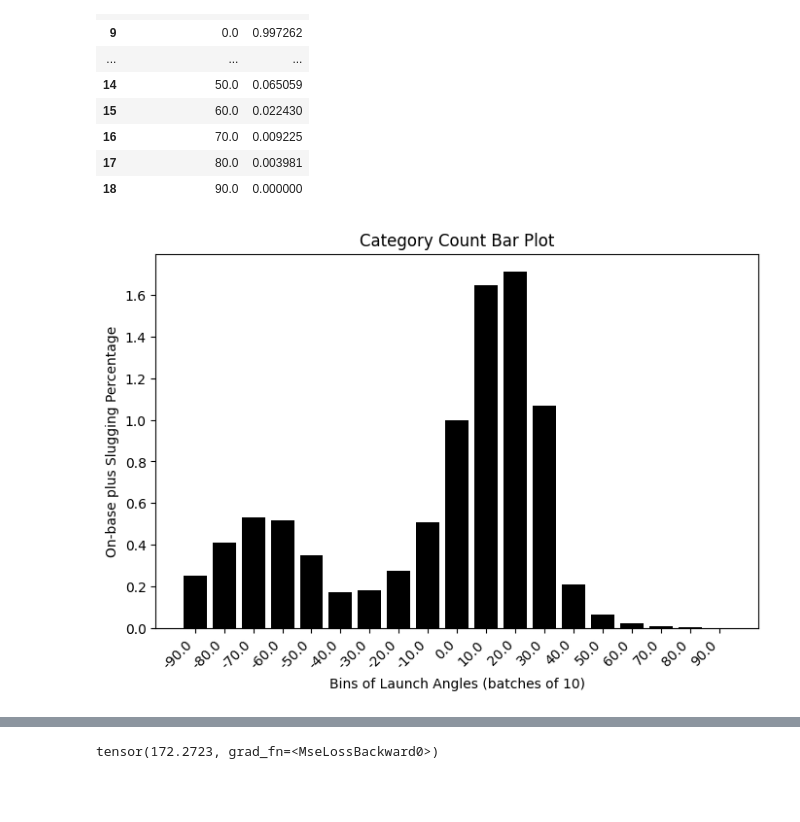
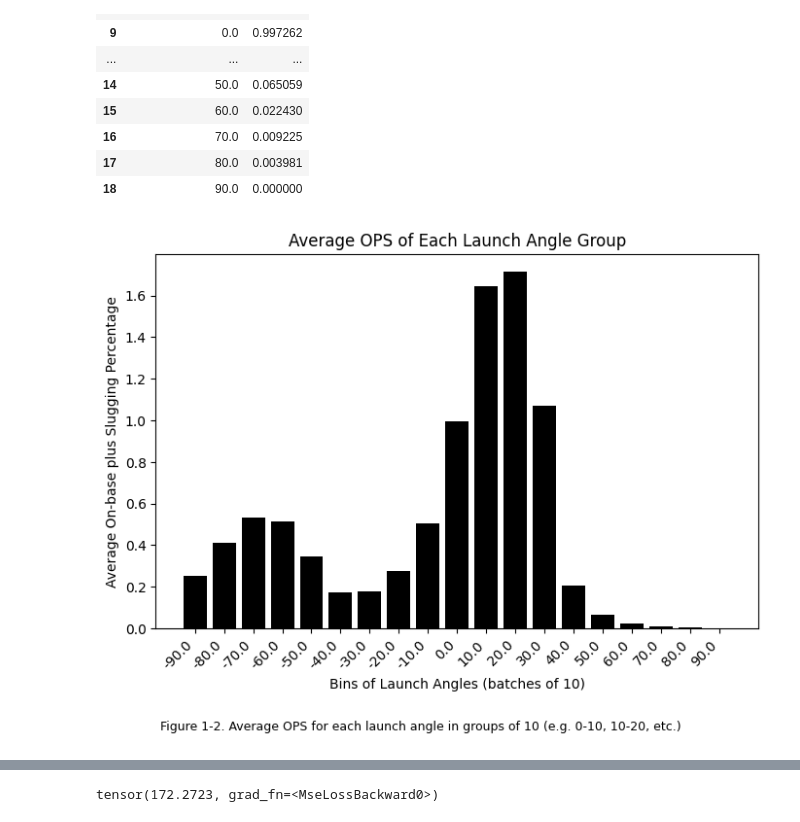
Before and after one commit to gabrielriedel/Analysis-Projects, a Jupyter notebook: Week 9/analysis9.ipynb, the cells around one changed output, grey strips where cells are left out. Saved outputs shown, nothing was run; the diff lists cells and outputs as text; code cells hidden in the pictures; blank space fills up the shorter version.

```diff
--- a/Week 9/analysis9.ipynb
+++ b/Week 9/analysis9.ipynb
@@ -249,13 +196,15 @@ df4
 # %%
 plt.figure(figsize=(8, 5))
 plt.bar(df4['launch_angle_bins'], df4['ops'], color='black')
 
 plt.xlabel('Bins of Launch Angles (batches of 10)')
-plt.ylabel('On-base plus Slugging Percentage')
-plt.title('Category Count Bar Plot')
+plt.ylabel('Average On-base plus Slugging Percentage')
+plt.title('Average OPS of Each Launch Angle Group')
+plt.figtext(0.8, -0.1, "Figure 1-2. Average OPS for each launch angle in groups of 10 (e.g. 0-10, 10-20, etc.)", wrap=False, ha="right", fontsize=9)
+
 
 plt.xticks(rotation=45, ha='right')
 
 plt.show()
 # %% [output]
-[figure, old version]
+[figure, new version]
```
Also changed, not shown: parts of 14 cells of this notebook.
